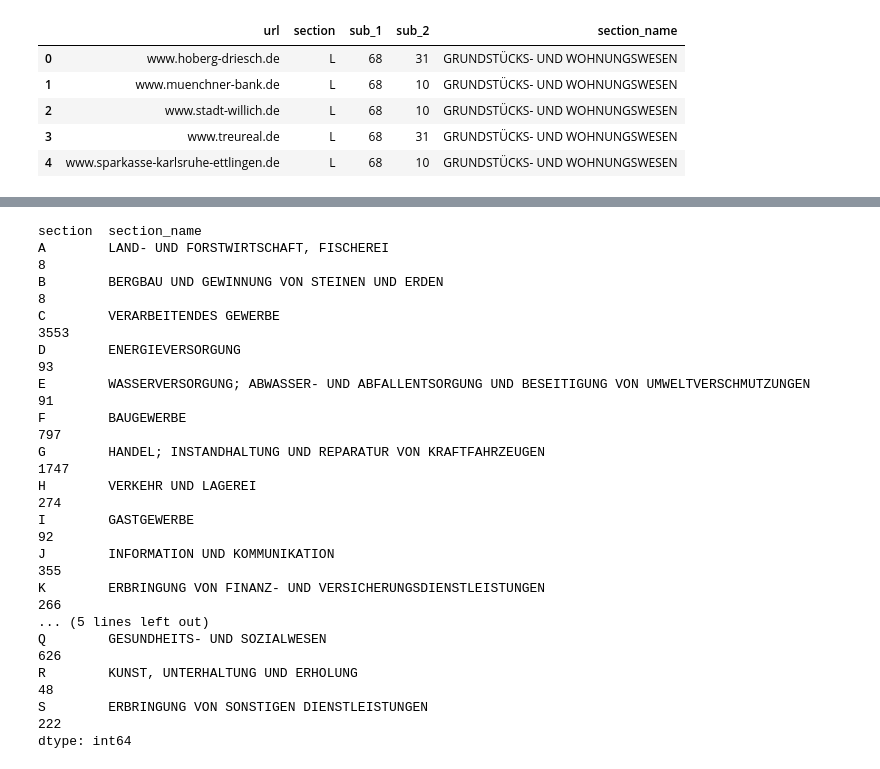
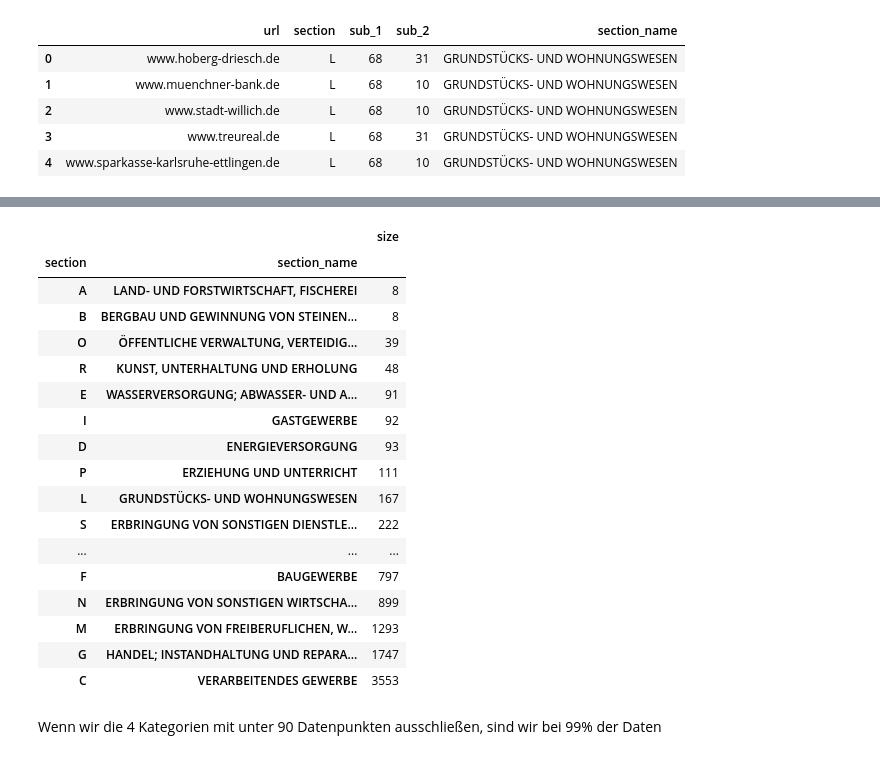
Before and after one commit to LeanderK/deeptech-ai, a Jupyter notebook: notebooks/03-tatyana-preprocessing.ipynb, the cells around one changed output, grey strips where cells are left out. Saved outputs shown, nothing was run; the diff lists cells and outputs as text; code cells hidden in the pictures.

Commit message:
Renamed preprocessing notebook. Decided to remove the smalles 4 sections because of not enough data

```diff
--- a/notebooks/preprocessing.ipynb
+++ b/notebooks/03-tatyana-preprocessing.ipynb
@@ -167,24 +167,27 @@ import pickle
 with open('../data/processed/companies_enchanced_labeling.pickle', 'wb') as f:
     pickle.dump(dom_2, f)
 # %%
-section_sizes = dom_2.groupby(['section','section_name']).size()
+section_sizes = dom_2.groupby(['section','section_name']).size().to_frame('size').sort_values(by=['size'])
 
 section_sizes
 # %% [output]
-section  section_name
-A        LAND- UND FORSTWIRTSCHAFT, FISCHEREI                                                              8
-B        BERGBAU UND GEWINNUNG VON STEINEN UND ERDEN                                                       8
-C        VERARBEITENDES GEWERBE                                                                         3553
-D        ENERGIEVERSORGUNG                                                                                93
-E        WASSERVERSORGUNG; ABWASSER- UND ABFALLENTSORGUNG UND BESEITIGUNG VON UMWELTVERSCHMUTZUNGEN       91
-F        BAUGEWERBE                                                                                      797
-G        HANDEL; INSTANDHALTUNG UND REPARATUR VON KRAFTFAHRZEUGEN                                       1747
-H        VERKEHR UND LAGEREI                                                                             274
-I        GASTGEWERBE                                                                                      92
-J        INFORMATION UND KOMMUNIKATION                                                                   355
-K        ERBRINGUNG VON FINANZ- UND VERSICHERUNGSDIENSTLEISTUNGEN                                        266
-... (5 lines left out)
-Q        GESUNDHEITS- UND SOZIALWESEN                                                                    626
-R        KUNST, UNTERHALTUNG UND ERHOLUNG                                                                 48
-S        ERBRINGUNG VON SONSTIGEN DIENSTLEISTUNGEN                                                       222
-dtype: int64
+|  |  | size |
+| section | section_name |  |
+| A | LAND- UND FORSTWIRTSCHAFT, FISCHEREI | 8 |
+| B | BERGBAU UND GEWINNUNG VON STEINEN... | 8 |
+| O | ÖFFENTLICHE VERWALTUNG, VERTEIDIG... | 39 |
+| R | KUNST, UNTERHALTUNG UND ERHOLUNG | 48 |
+| E | WASSERVERSORGUNG; ABWASSER- UND A... | 91 |
+| I | GASTGEWERBE | 92 |
+| D | ENERGIEVERSORGUNG | 93 |
+| P | ERZIEHUNG UND UNTERRICHT | 111 |
+| L | GRUNDSTÜCKS- UND WOHNUNGSWESEN | 167 |
+| S | ERBRINGUNG VON SONSTIGEN DIENSTLE... | 222 |
+| ... | ... | ... |
+| F | BAUGEWERBE | 797 |
+| N | ERBRINGUNG VON SONSTIGEN WIRTSCHA... | 899 |
+| M | ERBRINGUNG VON FREIBERUFLICHEN, W... | 1293 |
+| G | HANDEL; INSTANDHALTUNG UND REPARA... | 1747 |
+| C | VERARBEITENDES GEWERBE | 3553 |
+# %% [markdown]
+Wenn wir die 4 Kategorien mit unter 90 Datenpunkten ausschließen, sind wir bei 99% der Daten
```
